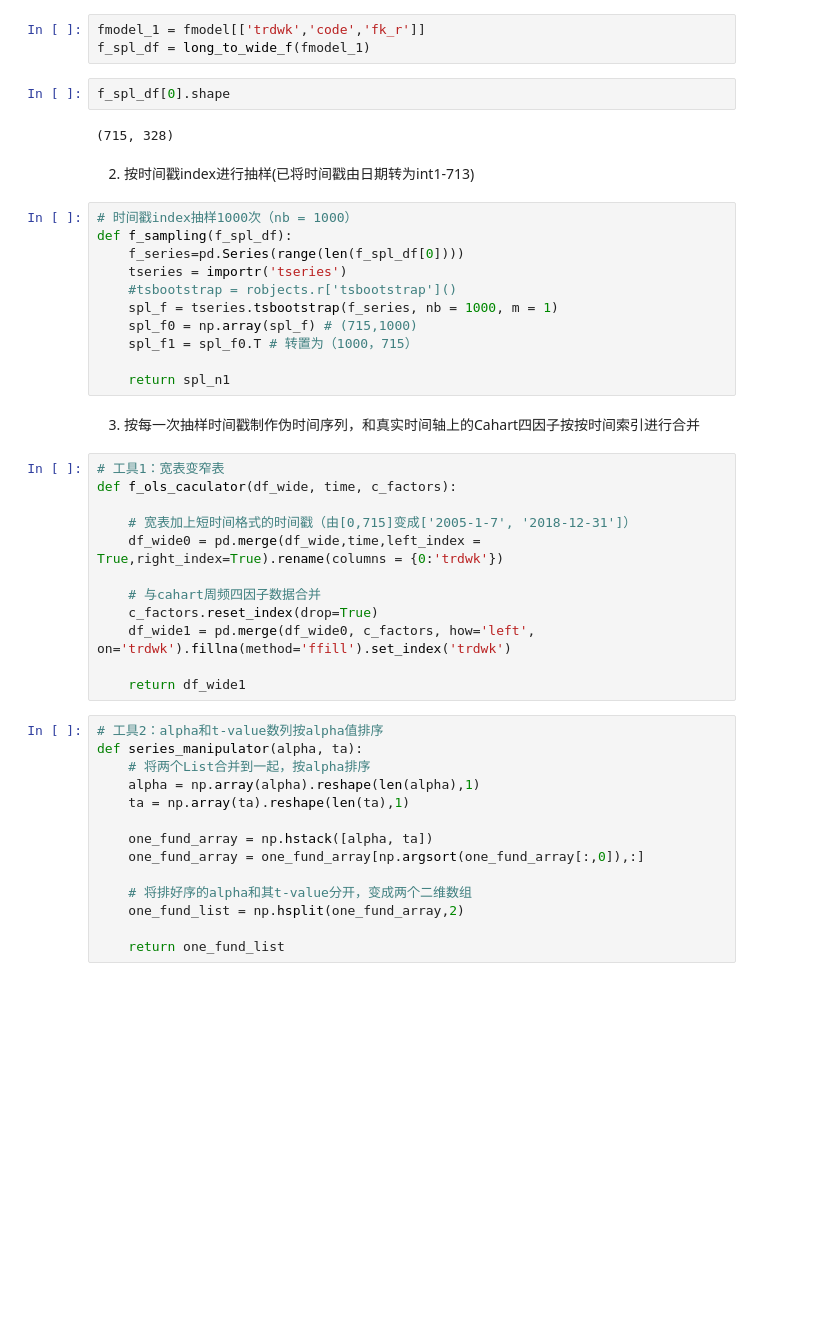
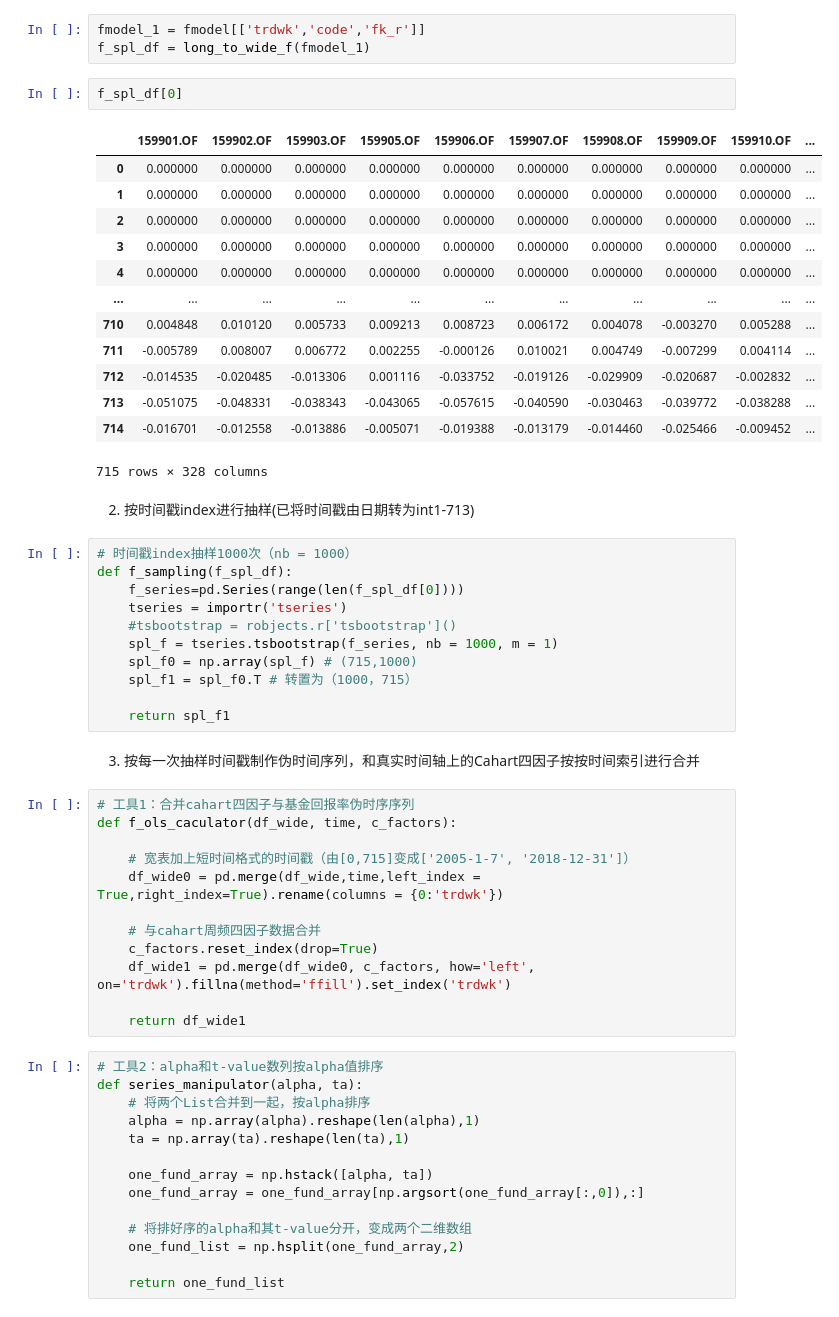
Before and after one commit to Zuochenhao0427/test01, a Jupyter notebook: 业绩评价-F&F模型.ipynb, the cells around one changed output. Drawn from its saved outputs; the diff is of its cells as text; blank space fills up the shorter version.

```diff
--- a/业绩评价-F&F模型.ipynb
+++ b/业绩评价-F&F模型.ipynb
@@ -129,9 +129,21 @@ def long_to_wide_f(fk_r_df):
 fmodel_1 = fmodel[['trdwk','code','fk_r']]
 f_spl_df = long_to_wide_f(fmodel_1)
 # %%
-f_spl_df[0].shape
+f_spl_df[0]
 # %% [output]
+|  | 159901.OF | 159902.OF | 159903.OF | 159905.OF | 159906.OF | 159907.OF | 159908.OF | 159909.OF | 159910.OF | ... |
+| 0 | 0.000000 | 0.000000 | 0.000000 | 0.000000 | 0.000000 | 0.000000 | 0.000000 | 0.000000 | 0.000000 | ... |
+| 1 | 0.000000 | 0.000000 | 0.000000 | 0.000000 | 0.000000 | 0.000000 | 0.000000 | 0.000000 | 0.000000 | ... |
+| 2 | 0.000000 | 0.000000 | 0.000000 | 0.000000 | 0.000000 | 0.000000 | 0.000000 | 0.000000 | 0.000000 | ... |
+| 3 | 0.000000 | 0.000000 | 0.000000 | 0.000000 | 0.000000 | 0.000000 | 0.000000 | 0.000000 | 0.000000 | ... |
+| 4 | 0.000000 | 0.000000 | 0.000000 | 0.000000 | 0.000000 | 0.000000 | 0.000000 | 0.000000 | 0.000000 | ... |
+| ... | ... | ... | ... | ... | ... | ... | ... | ... | ... | ... |
+| 710 | 0.004848 | 0.010120 | 0.005733 | 0.009213 | 0.008723 | 0.006172 | 0.004078 | -0.003270 | 0.005288 | ... |
+| 711 | -0.005789 | 0.008007 | 0.006772 | 0.002255 | -0.000126 | 0.010021 | 0.004749 | -0.007299 | 0.004114 | ... |
+| 712 | -0.014535 | -0.020485 | -0.013306 | 0.001116 | -0.033752 | -0.019126 | -0.029909 | -0.020687 | -0.002832 | ... |
+| 713 | -0.051075 | -0.048331 | -0.038343 | -0.043065 | -0.057615 | -0.040590 | -0.030463 | -0.039772 | -0.038288 | ... |
+| 714 | -0.016701 | -0.012558 | -0.013886 | -0.005071 | -0.019388 | -0.013179 | -0.014460 | -0.025466 | -0.009452 | ... |
-(715, 328)
+715 rows × 328 columns
 # %% [markdown]
 2. 按时间戳index进行抽样(已将时间戳由日期转为int1-713)
 # %%
@@ -144,11 +156,11 @@ def f_sampling(f_spl_df):
     spl_f0 = np.array(spl_f) # (715,1000)
     spl_f1 = spl_f0.T # 转置为（1000，715）
 
-    return spl_n1
+    return spl_f1
 # %% [markdown]
 3. 按每一次抽样时间戳制作伪时间序列，和真实时间轴上的Cahart四因子按按时间索引进行合并
 # %%
-# 工具1：宽表变窄表
+# 工具1：合并cahart四因子与基金回报率伪时序序列
 def f_ols_caculator(df_wide, time, c_factors):
 
     # 宽表加上短时间格式的时间戳（由[0,715]变成['2005-1-7', '2018-12-31']）
```
Also changed, not shown: parts of 15 cells of this notebook, 1 other file.
